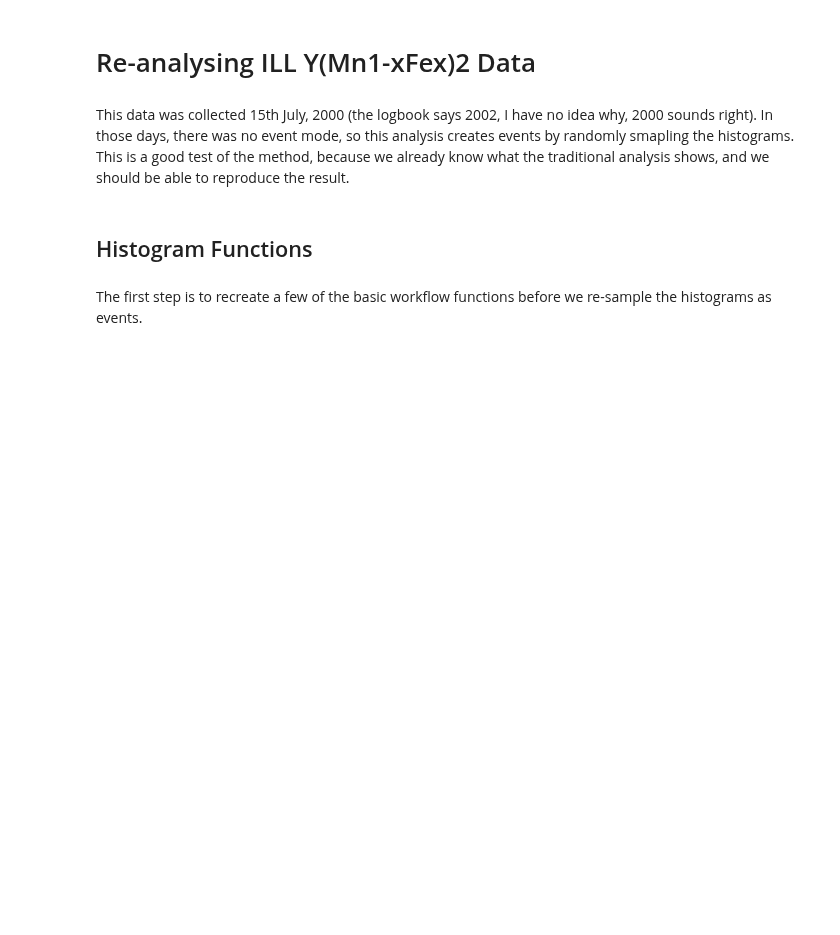
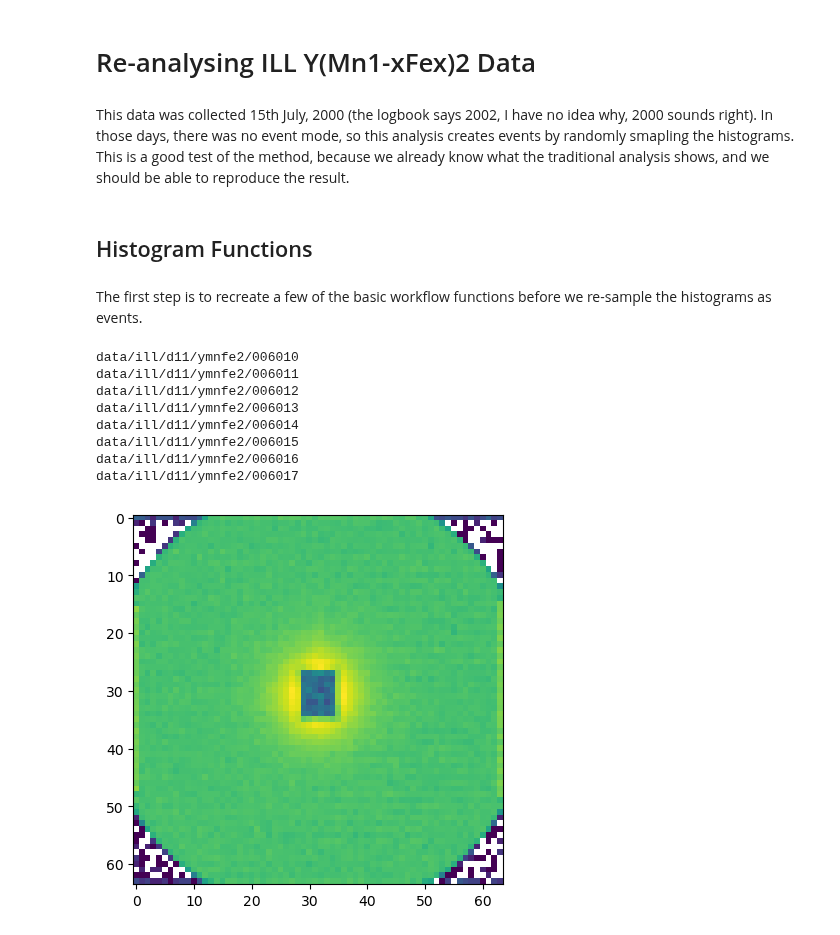
Before and after one commit to localoptimum/emtk, a Jupyter notebook: YMnFe2.ipynb, the cells around one changed output. Saved outputs shown, nothing was run; the diff lists cells and outputs as text; code cells hidden in the pictures; blank space fills up the shorter version.

```diff
--- a/YMnFe2.ipynb
+++ b/YMnFe2.ipynb
@@ -159,0 +375,12 @@ def find_centre(data):
+# %%
+water, mon, det = read_sum(6010, 6017)
+# %% [output]
+data/ill/d11/ymnfe2/006010
+data/ill/d11/ymnfe2/006011
+data/ill/d11/ymnfe2/006012
+data/ill/d11/ymnfe2/006013
+data/ill/d11/ymnfe2/006014
+data/ill/d11/ymnfe2/006015
+data/ill/d11/ymnfe2/006016
+data/ill/d11/ymnfe2/006017
+[figure, added]
```
Also changed, not shown: parts of 8 cells of this notebook.
